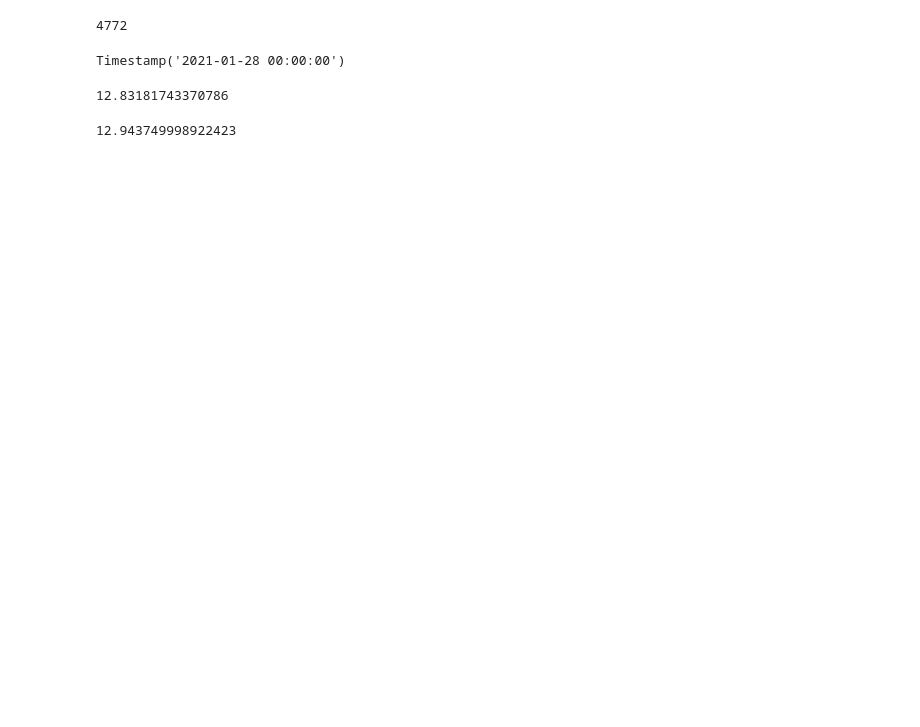
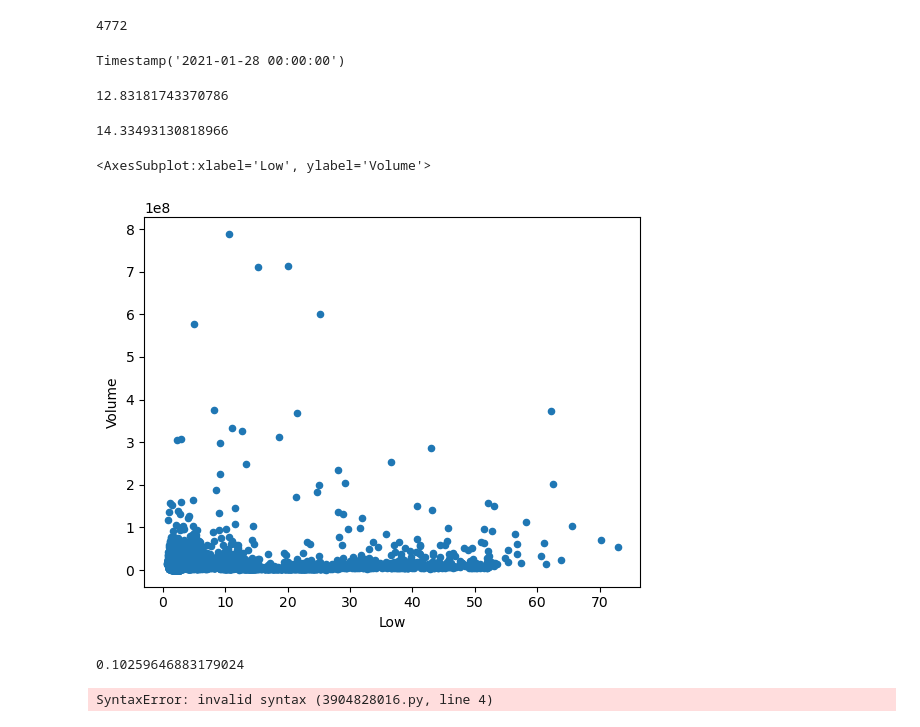
Before and after one commit to Rain0rShine/Artificial-Intelligence, a Jupyter notebook: Semester 1/Stocks/Stocks.ipynb, the cells around one changed output. Cells and saved outputs as stored; diff of their text form; code cells hidden in the pictures; blank space fills up the shorter version.

```diff
--- a/Semester 1/Stocks/Stocks.ipynb
+++ b/Semester 1/Stocks/Stocks.ipynb
@@ -44,10 +46,28 @@ total/count
 count = 0
 total = 0
 for i in range(len(gme)):
-    if gme.loc[i]['Date'].month == 12:
+    if gme.loc[i]['Date'].month == 7:
         avg  = gme.loc[i]["High"] +gme.loc[i]["Low"]/2
         total += avg
         count += 1
 total/count
 # %% [output]
-12.943749998922423
+14.33493130818966
+# %%
+gme.plot.scatter(x ='Low', y= 'Volume', s=None, c=None)
+# %% [output]
+<AxesSubplot:xlabel='Low', ylabel='Volume'>
+[figure, added]
+# %%
+gme['Volume'].corr(gme['Low'])
+# %% [output]
+0.10259646883179024
+# %%
+dateAsNum = gme['Date']
+day = 0
+for i in range(len(gme)):
+    if gme.loc[i]['Date'].days == :
+
+gme.loc[i] = day
+# %% [output]
+SyntaxError: invalid syntax (3904828016.py, line 4)
```
Also changed, not shown: parts of 20 cells of this notebook, 2 other files.
